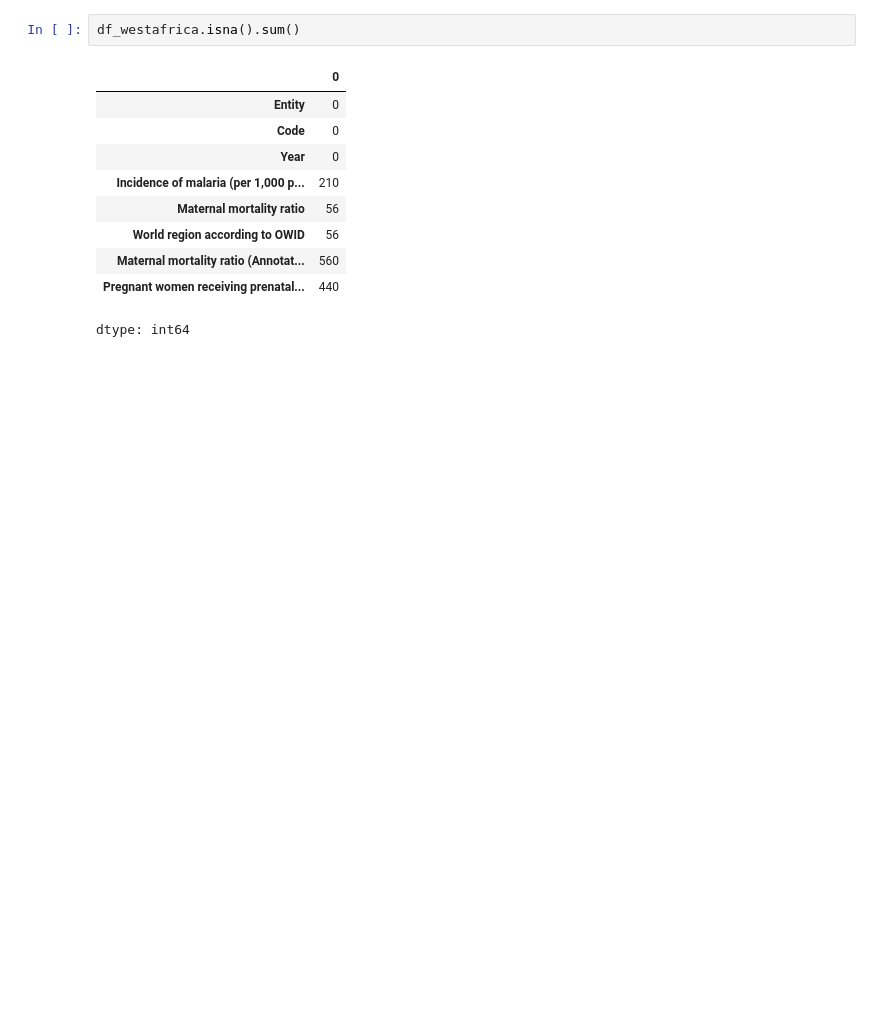
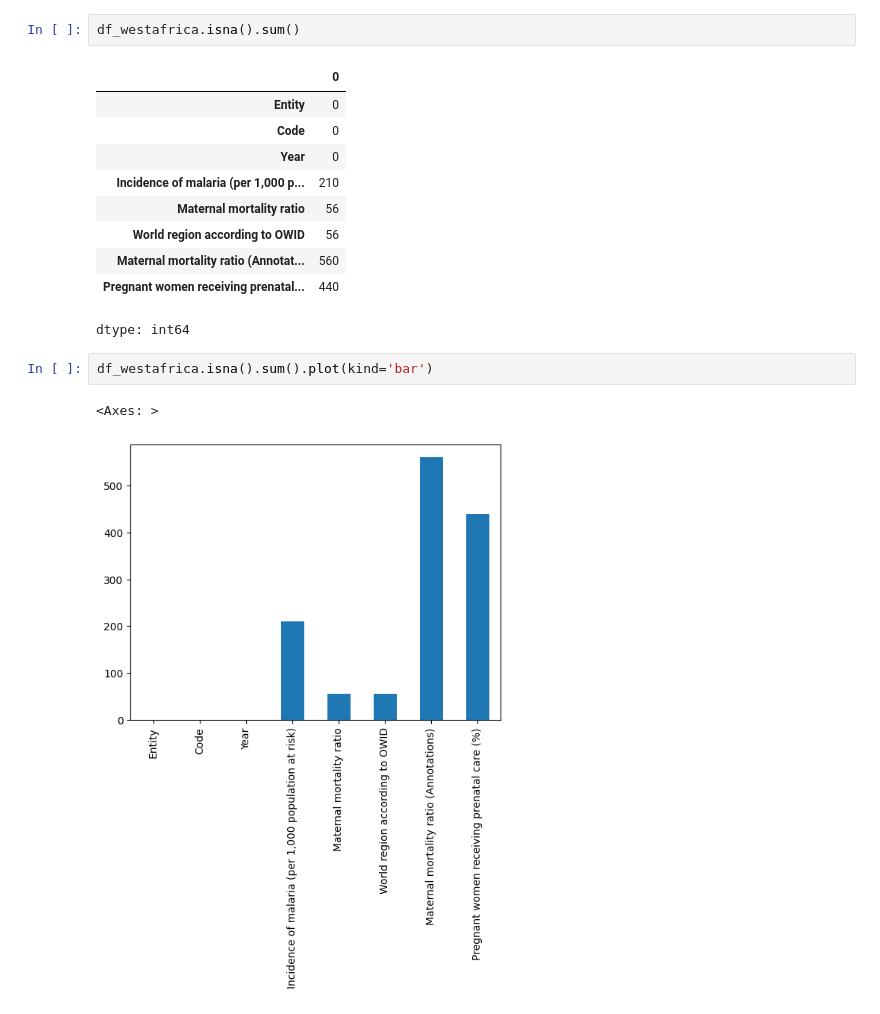
Before and after one commit to Cothilyba77/Projet_final_Force_N, a Jupyter notebook: Exploration de données.ipynb, the cells around one changed output. Saved outputs shown, nothing was run; the diff lists cells and outputs as text; blank space fills up the shorter version.

```diff
--- a/Exploration de données.ipynb
+++ b/Exploration de données.ipynb
@@ -115,3 +122,8 @@ df_westafrica.isna().sum()
 | Maternal mortality ratio (Annotat... | 560 |
 | Pregnant women receiving prenatal... | 440 |
 dtype: int64
+# %%
+df_westafrica.isna().sum().plot(kind='bar')
+# %% [output]
+<Axes: >
+[figure, added]
```
Also changed, not shown: parts of 4 cells of this notebook.
